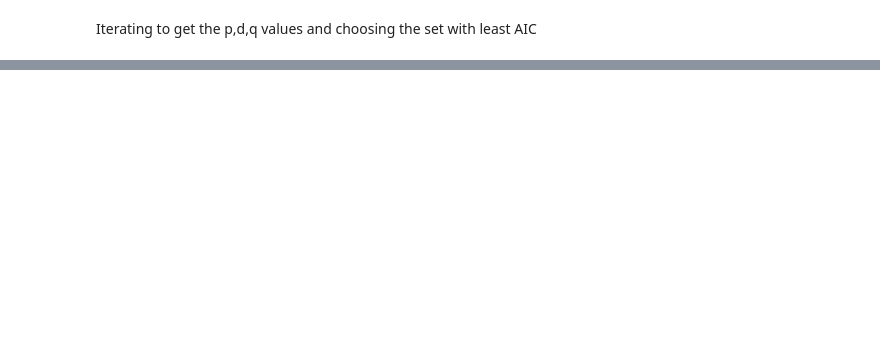
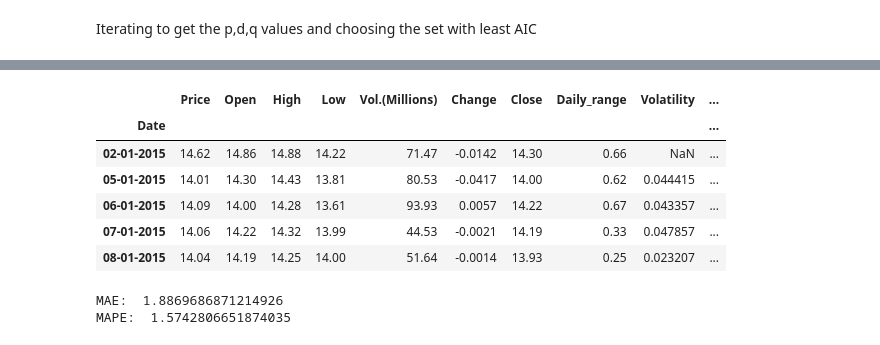
Before and after one commit to Partha-Suresh/XAI-Project, a Jupyter notebook: notebooks/Stock Regression/Stock statistic modelling.ipynb, the cells around one changed output, grey strips where cells are left out. Saved outputs shown, nothing was run; the diff lists cells and outputs as text; code cells hidden in the pictures; blank space fills up the shorter version.

```diff
--- a/notebooks/Stock Regression/Stock statistic modelling.ipynb
+++ b/notebooks/Stock Regression/Stock statistic modelling.ipynb
@@ -266,0 +253,19 @@ stock.tail(5)
+# %%
+stock['Residual']=abs(stock['Close']-stock['Predicted'])
+stock.head(5)
+# %% [output]
+|  | Price | Open | High | Low | Vol.(Millions) | Change | Close | Daily_range | Volatility | ... |
+| Date |  |  |  |  |  |  |  |  |  | ... |
+| 02-01-2015 | 14.62 | 14.86 | 14.88 | 14.22 | 71.47 | -0.0142 | 14.30 | 0.66 | NaN | ... |
+| 05-01-2015 | 14.01 | 14.30 | 14.43 | 13.81 | 80.53 | -0.0417 | 14.00 | 0.62 | 0.044415 | ... |
+| 06-01-2015 | 14.09 | 14.00 | 14.28 | 13.61 | 93.93 | 0.0057 | 14.22 | 0.67 | 0.043357 | ... |
+| 07-01-2015 | 14.06 | 14.22 | 14.32 | 13.99 | 44.53 | -0.0021 | 14.19 | 0.33 | 0.047857 | ... |
+| 08-01-2015 | 14.04 | 14.19 | 14.25 | 14.00 | 51.64 | -0.0014 | 13.93 | 0.25 | 0.023207 | ... |
+# %%
+MAE=stock['Residual'].sum()/len(stock)
+MAPE=(abs(stock['Residual'])/stock['Close']).sum()*100/len(stock)
+print("MAE: ",MAE)
+print("MAPE: ",MAPE)
+# %% [output]
+MAE:  1.8869686871214926
+MAPE:  1.5742806651874035
```
Also changed, not shown: parts of 12 cells of this notebook, 5 other files.
